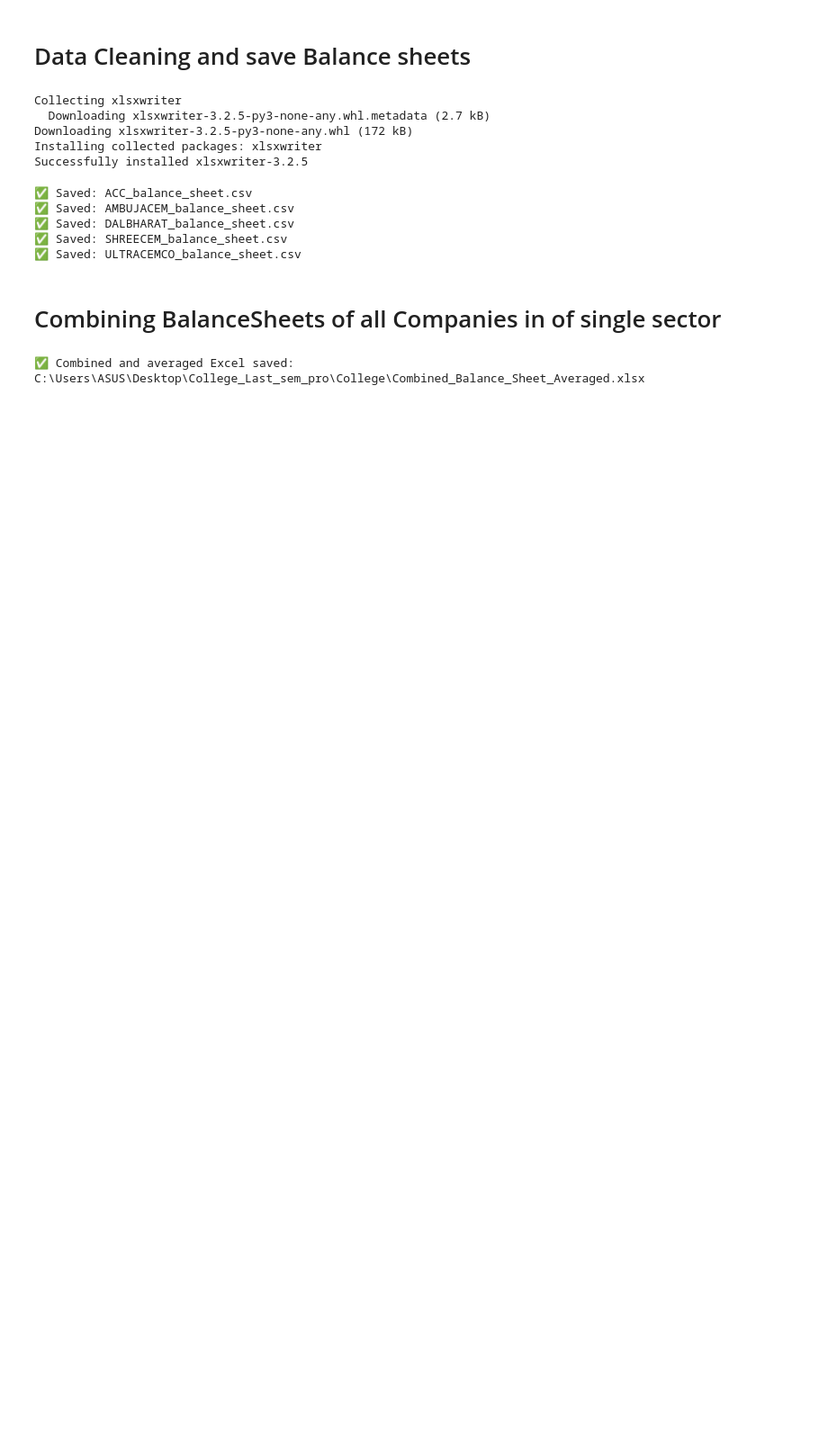
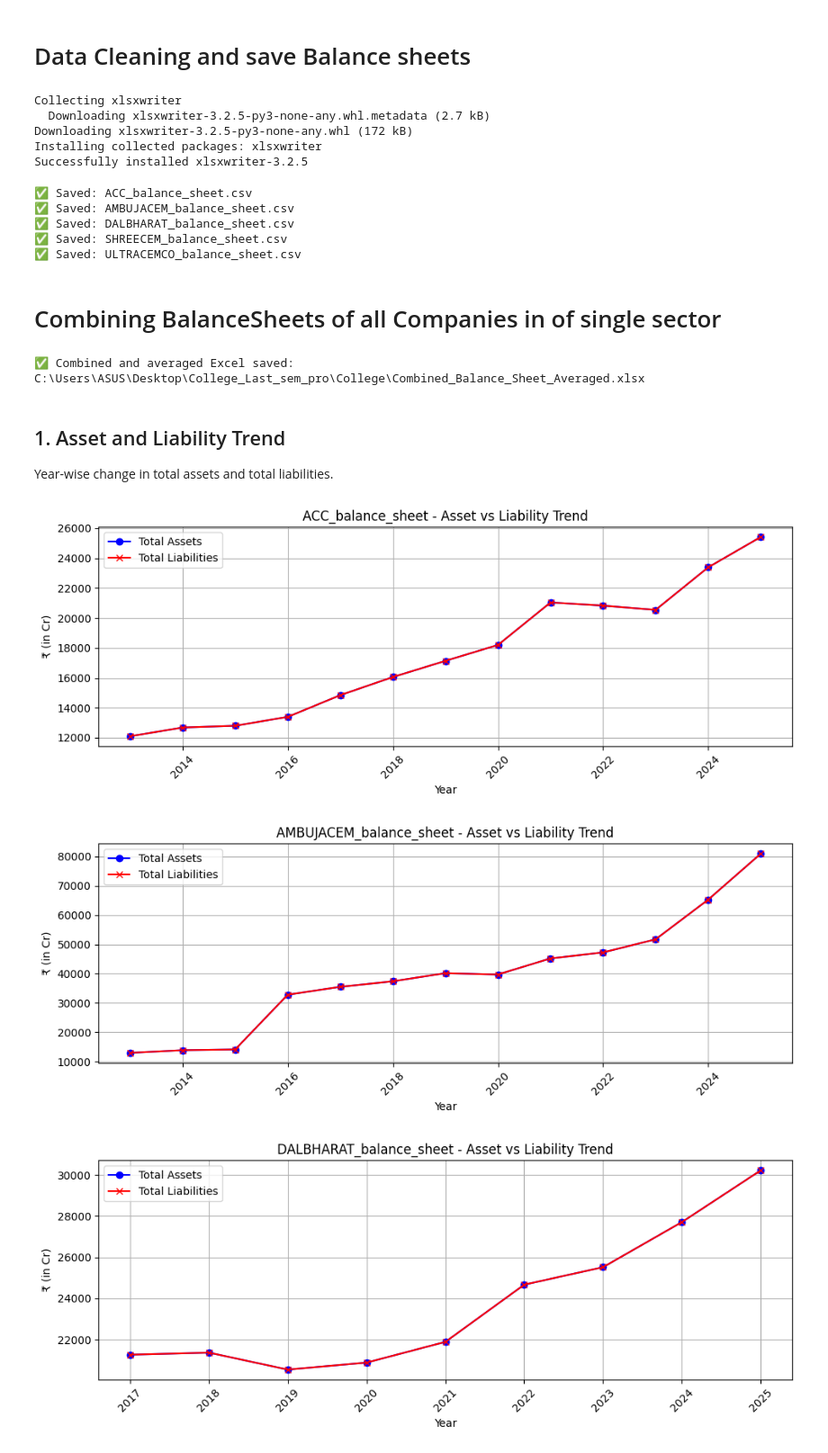
Before and after one commit to karankrish/Riskify, a Jupyter notebook: notebooks/Preprocessing/DynamicCode.ipynb, the cells around one changed output. Shown at 90% size. Saved outputs shown, nothing was run; the diff lists cells and outputs as text; code cells hidden in the pictures; blank space fills up the shorter version.

```diff
--- a/notebooks/Preprocessing/DynamicCode.ipynb
+++ b/notebooks/Preprocessing/DynamicCode.ipynb
@@ -188,3 +188,73 @@ if __name__ == "__main__":
     combine_csvs_to_excel(FOLDER_PATH, OUTPUT_FILE)
 # %% [output]
 ✅ Combined and averaged Excel saved: C:\Users\ASUS\Desktop\College_Last_sem_pro\College\Combined_Balance_Sheet_Averaged.xlsx
+# %% [markdown]
+## 1. Asset and Liability Trend
+
+
+Year-wise change in total assets and total liabilities.
+# %%
+
+import pandas as pd
+import matplotlib.pyplot as plt
+import os
+
+def load_and_filter_data(file_path):
+    """Load Excel and filter for Total Assets and Liabilities only."""
+    df = pd.read_excel(file_path)
+    df = df[df['Financial_Metric'].isin(['Total Assets', 'Total Liabilities'])].copy()
+    df = df[~df['Company'].str.contains('Average|Median', case=False, na=False)]
+    return df
+
+def interpolate_polynomial(df, degree=2):
+    """Apply polynomial interpolation row-wise on numeric columns."""
+    year_cols = [col for col in df.columns if str(col).isdigit()]
+    df[year_cols] = df[year_cols].apply(pd.to_numeric, errors='coerce')
+    data_numeric = df[year_cols].transpose()
+    data_numeric.index = list(map(int, data_numeric.index))
+    interpolated = data_numeric.interpolate(method='polynomial', order=degree).transpose()
+    df[year_cols] = interpolated
+    return df, year_cols
+
+def plot_asset_liability_trend(df, year_cols, companies_to_plot=None, show=True, save_dir=None):
+    """Plot asset vs liability trend for each company."""
+    unique_companies = df['Company'].unique()
+    for company in unique_companies:
+        if companies_to_plot and company not in companies_to_plot:
+            continue
+
+        company_data = df[df['Company'] == company]
+        if company_data.shape[0] < 2:
+            continue
+
+        assets = company_data[company_data['Financial_Metric'] == 'Total Assets'][year_cols].values.flatten()
+        liabilities = company_data[company_data['Financial_Metric'] == 'Total Liabilities'][year_cols].values.flatten()
+
+        plt.figure(figsize=(10, 4))
+        plt.plot(year_cols, assets, marker='o', label='Total Assets', color='blue')
+        plt.plot(year_cols, liabilities, marker='x', label='Total Liabilities', color='red')
+        plt.title(f"{company.replace('_Balance_Sheet', '')} - Asset vs Liability Trend")
+        plt.xlabel("Year")
+        plt.ylabel("₹ (in Cr)")
+        plt.xticks(rotation=45)
+        plt.grid(True)
+        plt.legend()
+        plt.tight_layout()
+
+        if save_dir:
+            os.makedirs(save_dir, exist_ok=True)
+            plt.savefig(os.path.join(save_dir, f"{company}_Trend.png"))
+        if show:
+            plt.show()
+        else:
+            plt.close()
+
+
+file_path = r"C:\Users\ASUS\Desktop\College_Last_sem_pro\College\Combined_Balance_Sheet_Averaged.xlsx"
+df = load_and_filter_data(file_path)
+df, year_cols = interpolate_polynomial(df)
+plot_asset_liability_trend(df, year_cols, companies_to_plot=None, show=True, save_dir=None)
+# %% [output]
+[figure, added]
+[figure, added]
+[figure, added]
```
Also changed, not shown: parts of 24 cells of this notebook.
